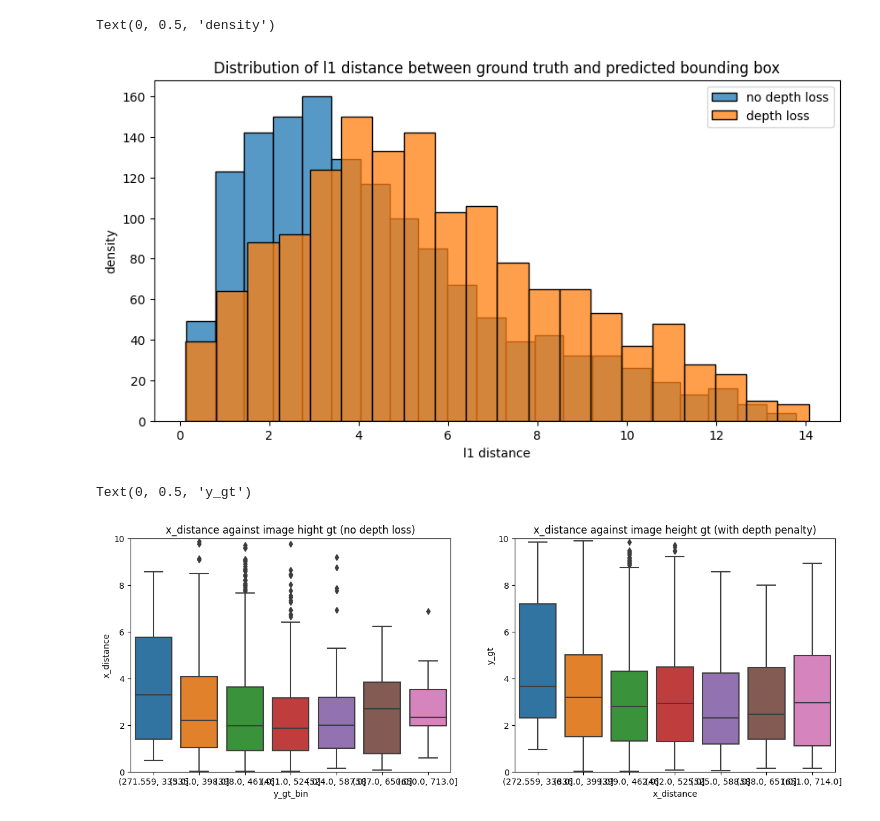
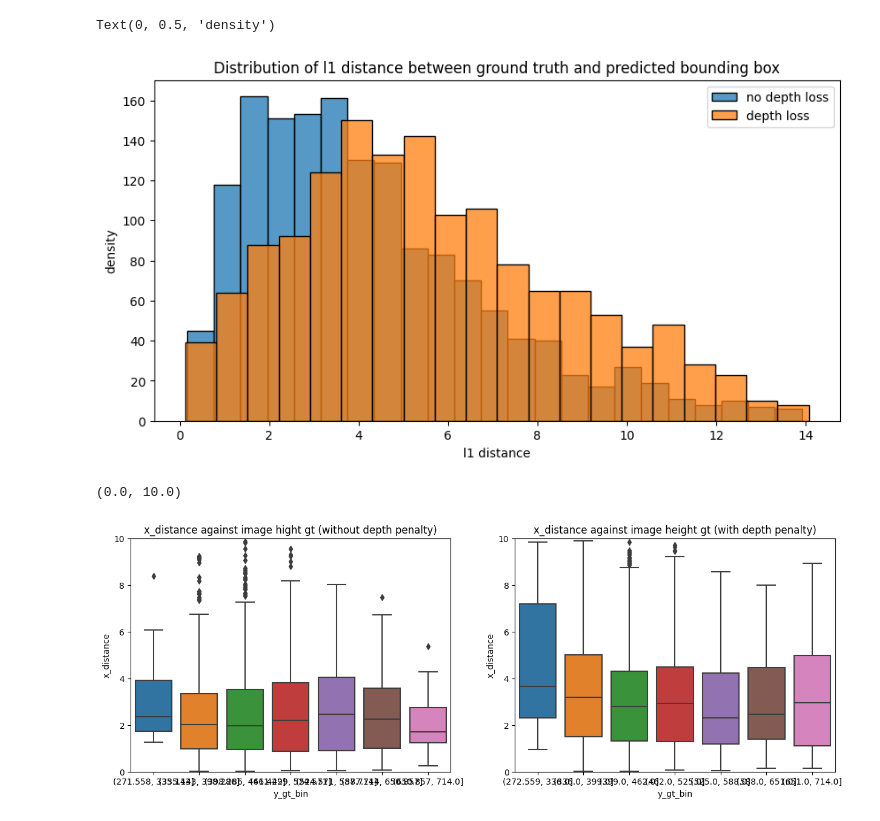
Before and after one commit to RomainFrog/PoleBaseDetection, a Jupyter notebook: dev/EDA_detr.ipynb, the cells around one changed output. Cells and saved outputs as stored; diff of their text form; code cells hidden in the pictures.

```diff
--- a/dev/EDA_detr.ipynb
+++ b/dev/EDA_detr.ipynb
@@ -8,7 +8,7 @@ warnings.filterwarnings("ignore")
 # %%
 # Read the matching results csv file
 dfl = pd.read_csv('matching_detr_oap_r101_eos010_d.csv')
-dfnl = pd.read_csv('matching_detr_oap_r101_eos010_nod.csv')
+dfnl = pd.read_csv('matching_detr_oap_r101_eos005_nod.csv')
 gt = pd.read_csv("gt_data.csv")
 
 # rename the # basename column to basename
@@ -74,24 +102,21 @@ plt.xlabel('l1 distance')
 plt.ylabel('density')
 # %% [output]
 Text(0, 0.5, 'density')
-[figure, old version]
+[figure, new version]
 # %%
 fig, (ax1, ax2) = plt.subplots(1, 2, figsize=(15, 5))
 
 
 dfl['y_gt_bin'] = pd.cut(dfl['y_gt'], bins=7)
 dfnl['y_gt_bin'] = pd.cut(dfnl['y_gt'], bins=7)
 
 sns.boxplot(x='y_gt_bin', y='x_distance', data=dfnl, ax = ax1)
 sns.boxplot(x='y_gt_bin', y='x_distance', data=dfl, ax = ax2)
-ax1.set_title('x_distance against image hight gt (no depth loss)')
+ax1.set_title('x_distance against image hight gt (without depth penalty)')
 ax2.set_title('x_distance against image height gt (with depth penalty)')
 ax1.set_ylim(0,10)
 ax2.set_ylim(0,10)
-
-ax2.set_xlabel('x_distance')
-ax2.set_ylabel('y_gt')
 # %% [output]
-Text(0, 0.5, 'y_gt')
+(0.0, 10.0)
-[figure, old version]
+[figure, new version]
 # %%
```
Also changed, not shown: parts of 18 cells of this notebook, 1 other file.
